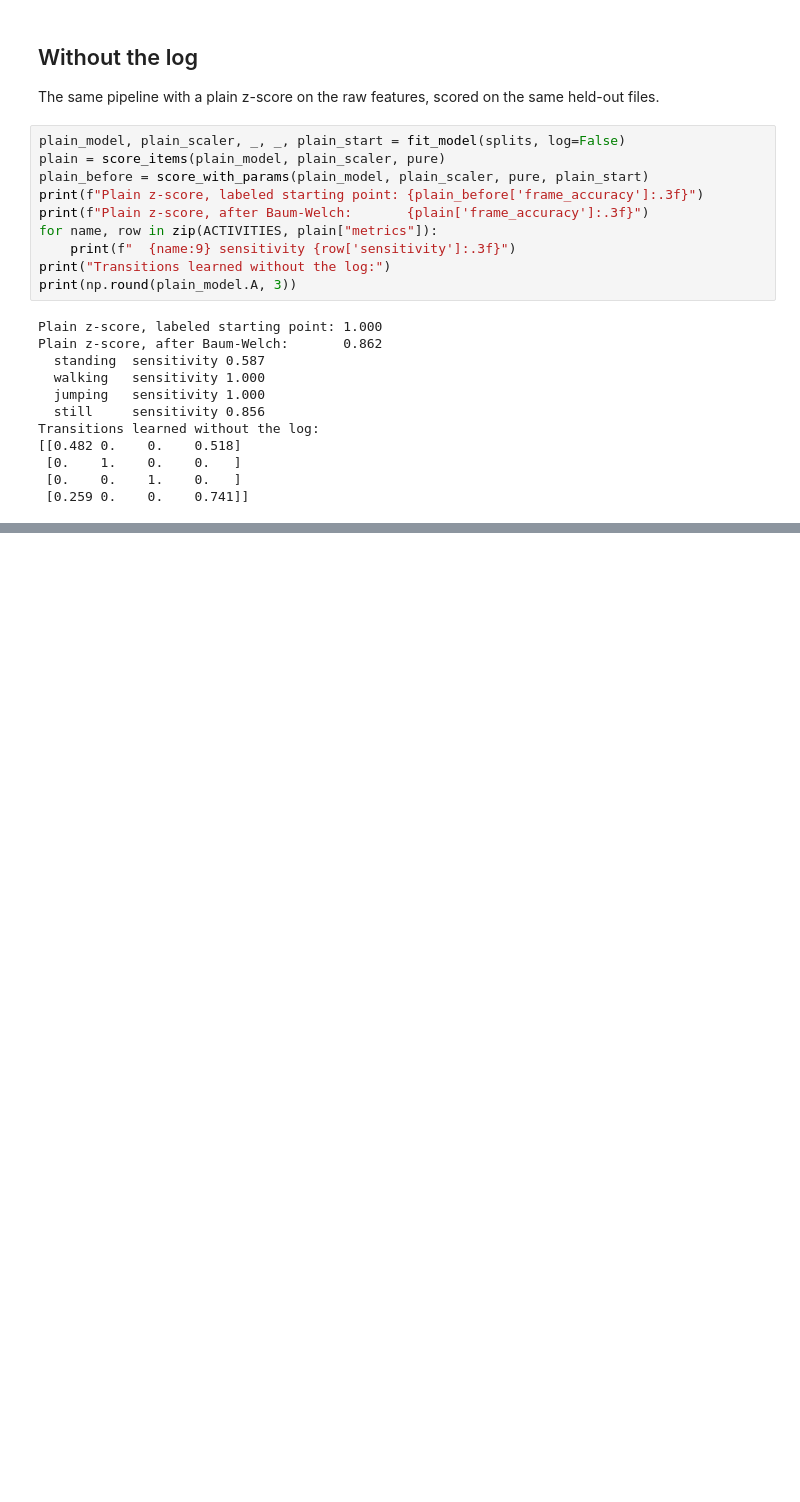
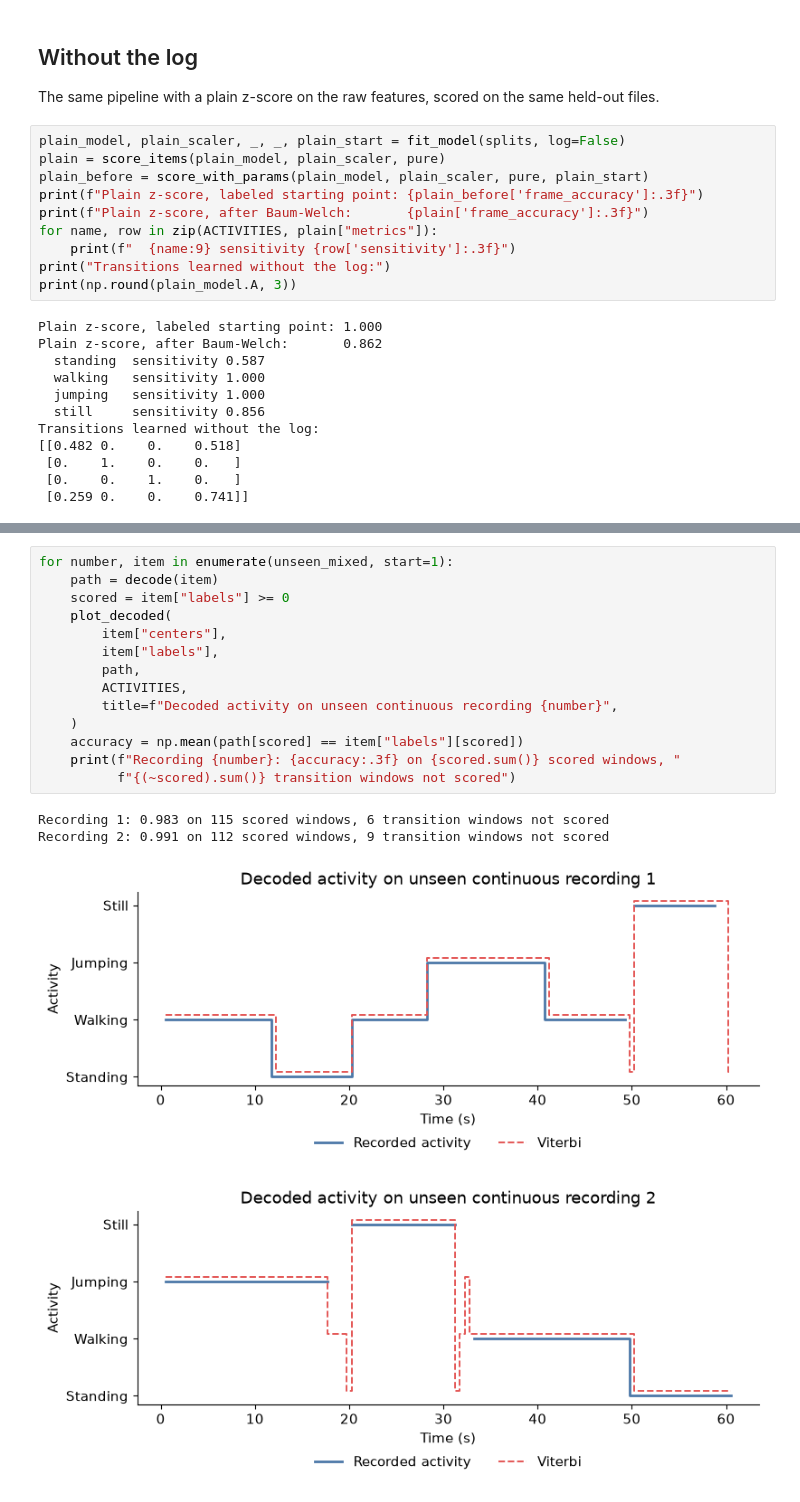
Before and after one commit to supserrr/hidden-markov-models, a Jupyter notebook: notebooks/hmm_activity_recognition.ipynb, the cells around one changed output, grey strips where cells are left out. Cells and saved outputs as stored; diff of their text form; blank space fills up the shorter version.

```diff
--- a/notebooks/hmm_activity_recognition.ipynb
+++ b/notebooks/hmm_activity_recognition.ipynb
@@ -287,0 +333,19 @@ Transitions learned without the log:
+# %%
+for number, item in enumerate(unseen_mixed, start=1):
+    path = decode(item)
+    scored = item["labels"] >= 0
+    plot_decoded(
+        item["centers"],
+        item["labels"],
+        path,
+        ACTIVITIES,
+        title=f"Decoded activity on unseen continuous recording {number}",
+    )
+    accuracy = np.mean(path[scored] == item["labels"][scored])
+    print(f"Recording {number}: {accuracy:.3f} on {scored.sum()} scored windows, "
+          f"{(~scored).sum()} transition windows not scored")
+# %% [output]
+Recording 1: 0.983 on 115 scored windows, 6 transition windows not scored
+Recording 2: 0.991 on 112 scored windows, 9 transition windows not scored
+[figure, added]
+[figure, added]
```
Also changed, not shown: parts of 10 cells of this notebook, 1 other file.
